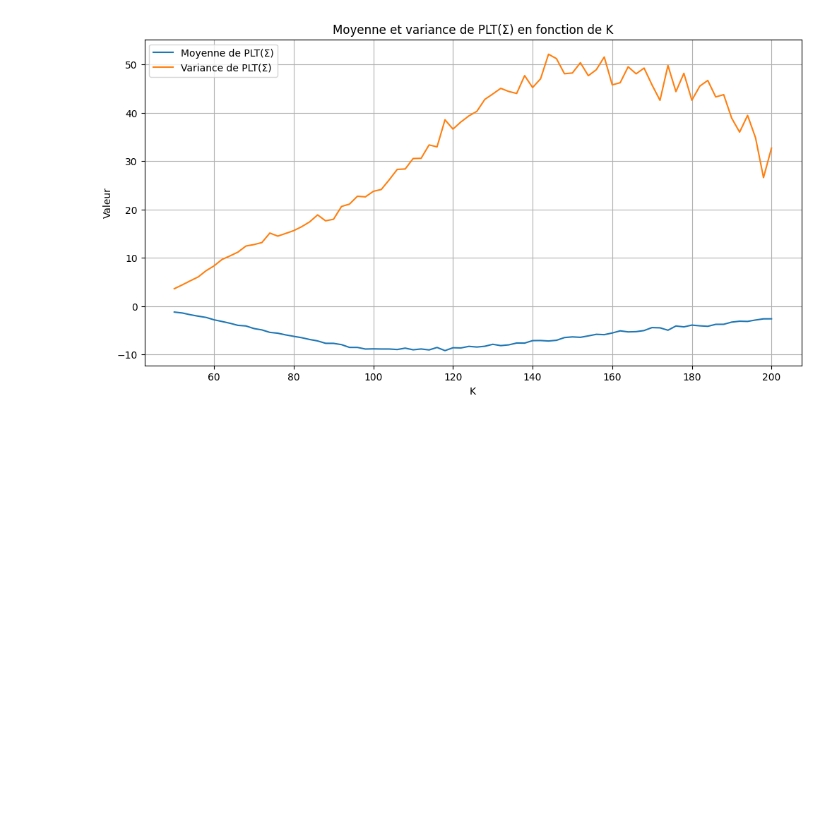
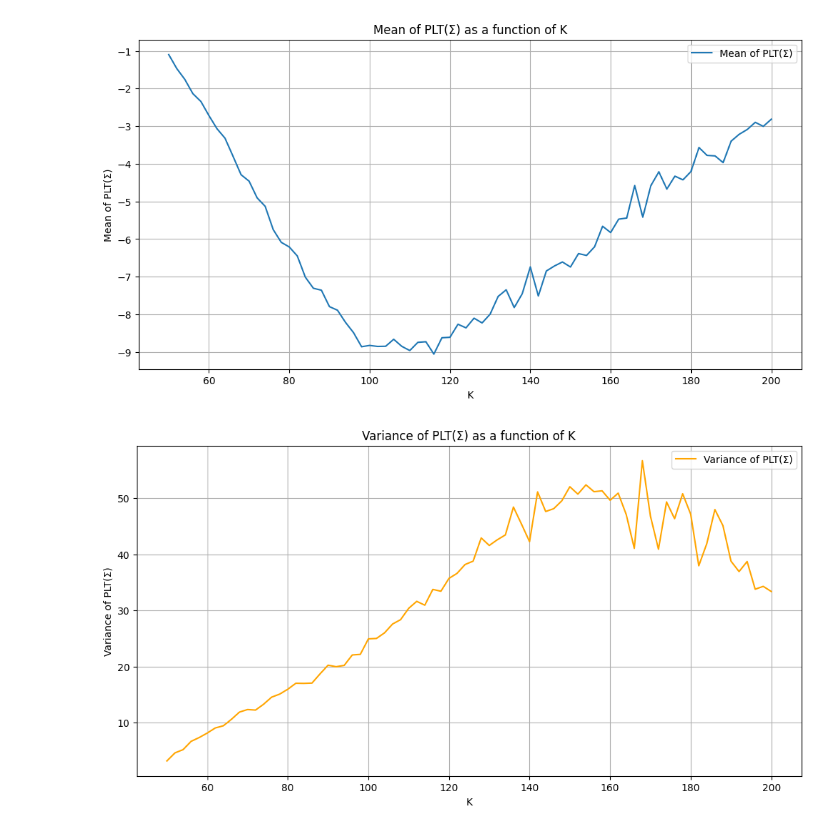
Before and after one commit to MWajdi/stochastic-hedging-simulations, a Jupyter notebook: main_notebook.ipynb, the cells around one changed output. Cells and saved outputs as stored; diff of their text form; code cells hidden in the pictures; blank space fills up the shorter version.

```diff
--- a/main_notebook.ipynb
+++ b/main_notebook.ipynb
@@ -291,14 +404,25 @@ for K in K_values:
 ... (4 outputs left out)
 # %%
+# Plot the mean of PLT(Σ) as a function of K
 plt.figure(figsize=(12, 6))
-plt.plot(K_values, mean_PLT, label='Moyenne de PLT(Σ)')
-plt.plot(K_values, var_PLT, label='Variance de PLT(Σ)')
+plt.plot(K_values, mean_PLT, label='Mean of PLT(Σ)')
 plt.xlabel('K')
-plt.ylabel('Valeur')
+plt.ylabel('Mean of PLT(Σ)')
+plt.title('Mean of PLT(Σ) as a function of K')
+plt.grid(True)
 plt.legend()
-plt.title('Moyenne et variance de PLT(Σ) en fonction de K')
+plt.show()
+
+# Plot the variance of PLT(Σ) as a function of K
+plt.figure(figsize=(12, 6))
+plt.plot(K_values, var_PLT, label='Variance of PLT(Σ)', color='orange')
+plt.xlabel('K')
+plt.ylabel('Variance of PLT(Σ)')
+plt.title('Variance of PLT(Σ) as a function of K')
 plt.grid(True)
+plt.legend()
 plt.show()
 # %% [output]
-[figure, old version]
+[figure, new version]
+[figure, added]
 # %% [markdown]
```
Also changed, not shown: parts of 11 cells of this notebook.
